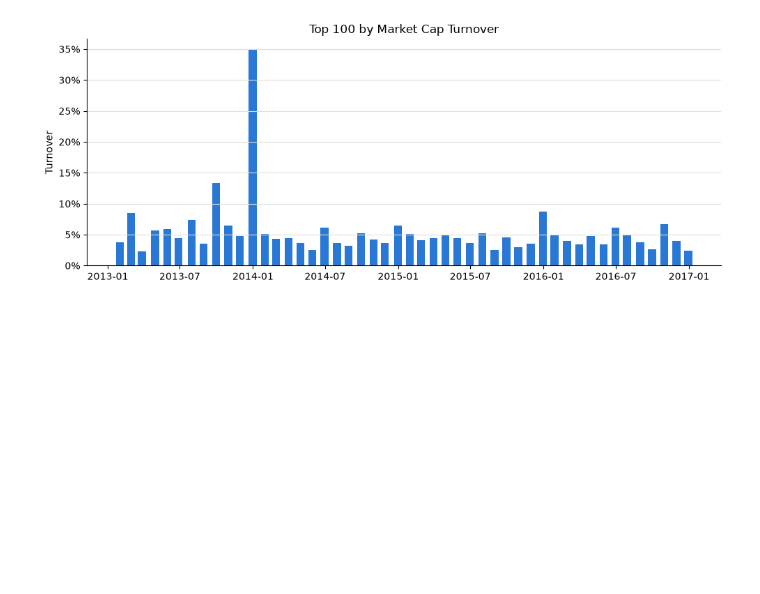
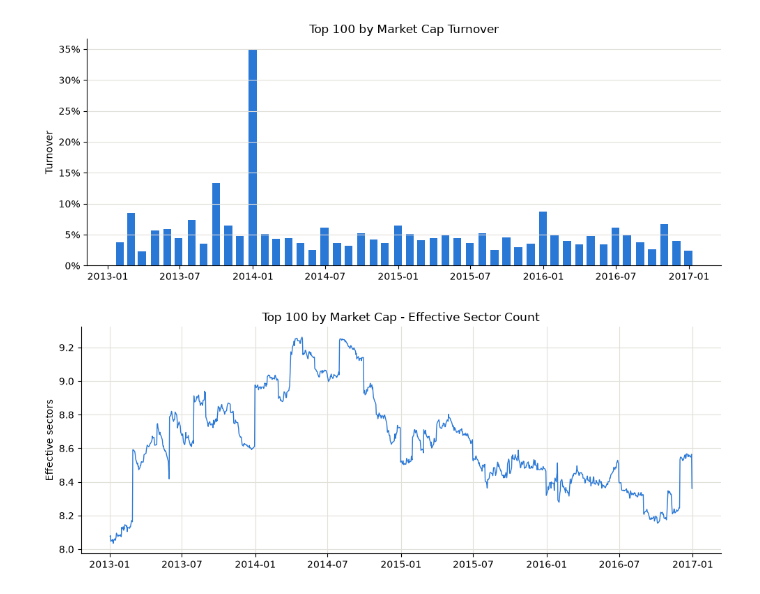
Before and after one commit to AndyGroutEpsom/LinearProgramming, a Jupyter notebook: portfolio_optimization.ipynb, the cells around one changed output. Saved outputs shown, nothing was run; the diff lists cells and outputs as text; code cells hidden in the pictures; blank space fills up the shorter version.

```diff
--- a/portfolio_optimization.ipynb
+++ b/portfolio_optimization.ipynb
@@ -12,7 +12,8 @@ from weighting import equal_weights
 # %%
 prices = load_prices()
 market_cap = load_market_cap(prices)
-price_and_market_cap = combine(prices, market_cap)
+sectors = load_sectors(prices)
+instrument_data = combine(prices, market_cap, sectors)
 
 close_raw = to_wide(prices, "price")
 
@@ -25,7 +26,7 @@ market_cap_base_date = pd.Timestamp("2013-01-02")
 market_cap_rebalance_dates = month_end(close_raw.index, market_cap_base_date)
 
 top100_market_cap_equal_weighted = index_levels(
-    instrument_data=price_and_market_cap,
+    instrument_data=instrument_data,
     base_date=market_cap_base_date,
     rebalance_dates=market_cap_rebalance_dates,
     selection_algo=lambda instrument_values: top_n(instrument_values, 100, "market_cap"),
@@ -55,3 +56,14 @@ fig2, ax2 = plot_turnover(market_cap_turnover, title="Top 100 by Market Cap Turn
 # %% [output]
 [figure]
 [figure]
+# %%
+sector_by_symbol = instrument_data.drop_duplicates("symbol").set_index("symbol")["sector"]
+market_cap_sector_diversification = effective_sector_count(top100_market_cap_equal_weighted.weights, sector_by_symbol)
+
+fig3, ax3 = plot_index_levels(
+    market_cap_sector_diversification,
+    title="Top 100 by Market Cap - Effective Sector Count",
+    ylabel="Effective sectors",
+)
+# %% [output]
+[figure, added]
```
Also changed, not shown: parts of 1 cell of this notebook, 4 other files.
